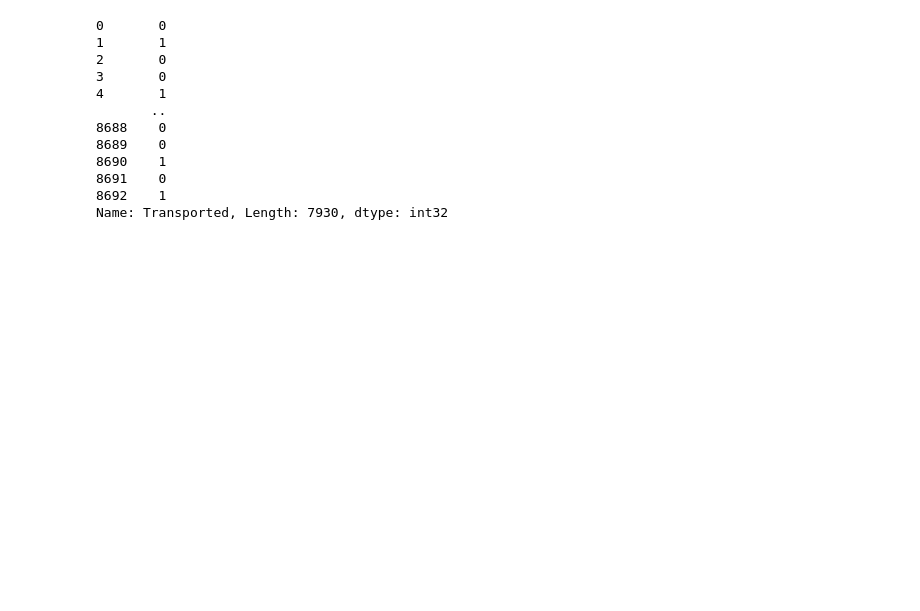
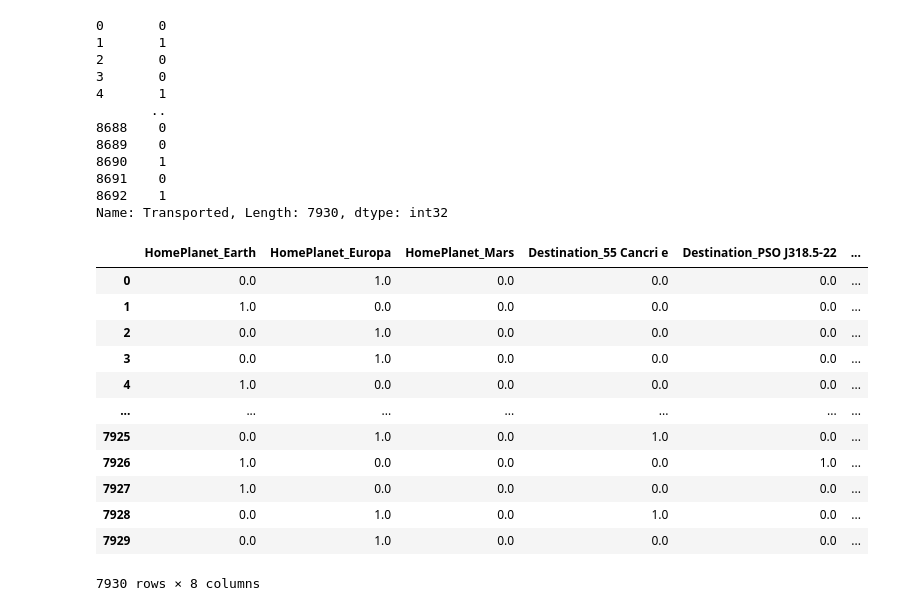
Before and after one commit to Emilly-Njue/Spaceship-Titanic, a Jupyter notebook: spaceship.ipynb, the cells around one changed output. Saved outputs shown, nothing was run; the diff lists cells and outputs as text; code cells hidden in the pictures; blank space fills up the shorter version.

Commit message:
column transformer

```diff
--- a/spaceship.ipynb
+++ b/spaceship.ipynb
@@ -425,3 +425,39 @@ y
 8691    0
 8692    1
 Name: Transported, Length: 7930, dtype: int32
+# %%
+# Create a column transformer
+
+col_trans = ColumnTransformer(transformers=[
+    ('ohe', OneHotEncoder(categories='auto', handle_unknown='ignore'), ['HomePlanet', 'Destination'])
+], remainder='passthrough')
+
+pipe = Pipeline(steps=[
+    ('col_trans', col_trans)
+])
+
+transformed_data = pipe.fit_transform(X)
+
+# Get the one-hot encoded column names from the transformer
+encoded_column_names = col_trans.named_transformers_['ohe'].get_feature_names_out(['HomePlanet', 'Destination'])
+
+# Combine the encoded column names with the remaining column name
+all_column_names = list(encoded_column_names) + ['CryoSleep','Age']
+
+# Convert the transformed data back to a DataFrame with the correct column names
+transformed_data = pd.DataFrame(transformed_data, columns=all_column_names)
+transformed_data
+# %% [output]
+|  | HomePlanet_Earth | HomePlanet_Europa | HomePlanet_Mars | Destination_55 Cancri e | Destination_PSO J318.5-22 | ... |
+| 0 | 0.0 | 1.0 | 0.0 | 0.0 | 0.0 | ... |
+| 1 | 1.0 | 0.0 | 0.0 | 0.0 | 0.0 | ... |
+| 2 | 0.0 | 1.0 | 0.0 | 0.0 | 0.0 | ... |
+| 3 | 0.0 | 1.0 | 0.0 | 0.0 | 0.0 | ... |
+| 4 | 1.0 | 0.0 | 0.0 | 0.0 | 0.0 | ... |
+| ... | ... | ... | ... | ... | ... | ... |
+| 7925 | 0.0 | 1.0 | 0.0 | 1.0 | 0.0 | ... |
+| 7926 | 1.0 | 0.0 | 0.0 | 0.0 | 1.0 | ... |
+| 7927 | 1.0 | 0.0 | 0.0 | 0.0 | 0.0 | ... |
+| 7928 | 0.0 | 1.0 | 0.0 | 1.0 | 0.0 | ... |
+| 7929 | 0.0 | 1.0 | 0.0 | 0.0 | 0.0 | ... |
+7930 rows × 8 columns
```
